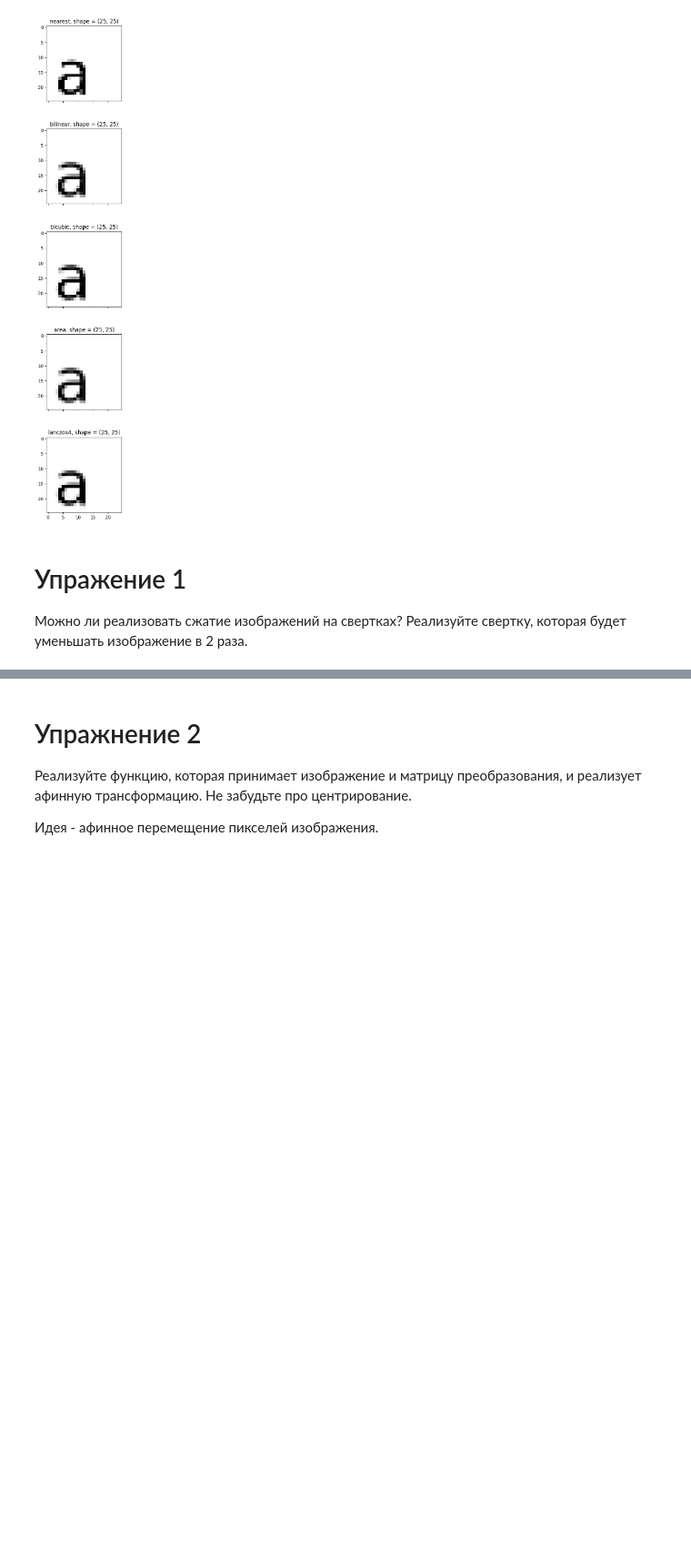
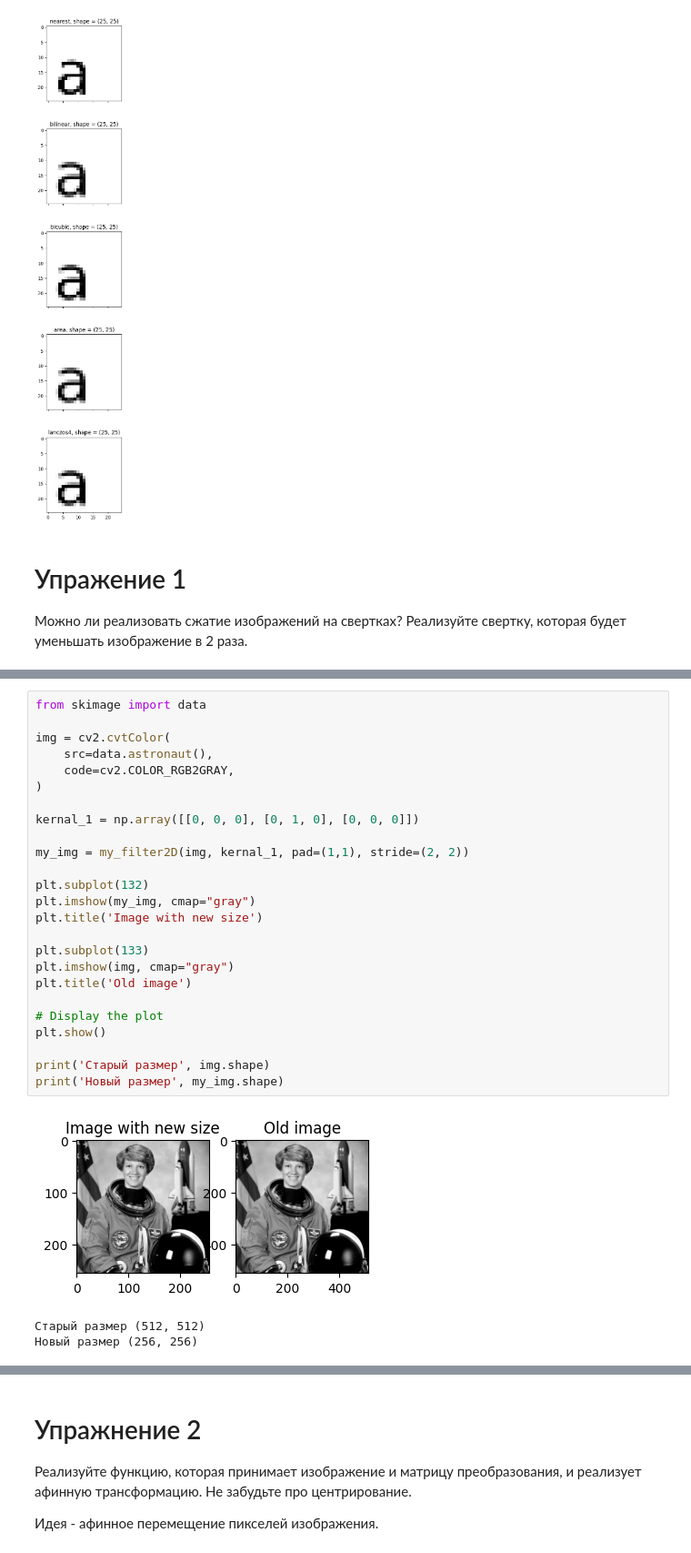
Before and after one commit to MaryKuznet/cv_course_2024, a Jupyter notebook: seminars/seminar_04/Seminar_4.ipynb, the cells around one changed output, grey strips where cells are left out. Shown at 91% size. Drawn from its saved outputs; the diff is of its cells as text; blank space fills up the shorter version.

```diff
--- a/seminars/seminar_04/Seminar_4.ipynb
+++ b/seminars/seminar_04/Seminar_4.ipynb
@@ -126,3 +145,32 @@ orig size: h=50, w=50, resised size: h=25, w=25
+# %%
+from skimage import data
+
+img = cv2.cvtColor(
+    src=data.astronaut(),
+    code=cv2.COLOR_RGB2GRAY,
+)
+
+kernal_1 = np.array([[0, 0, 0], [0, 1, 0], [0, 0, 0]])
+
+my_img = my_filter2D(img, kernal_1, pad=(1,1), stride=(2, 2))
+
+plt.subplot(132)
+plt.imshow(my_img, cmap="gray")
+plt.title('Image with new size')
+
+plt.subplot(133)
+plt.imshow(img, cmap="gray")
+plt.title('Old image')
+
+# Display the plot
+plt.show()
+
+print('Старый размер', img.shape)
+print('Новый размер', my_img.shape)
+# %% [output]
+[figure, added]
+Старый размер (512, 512)
+Новый размер (256, 256)
 # %% [markdown]
 # Трансформация изображений
 
```
Also changed, not shown: parts of 17 cells of this notebook, 13 other files.
